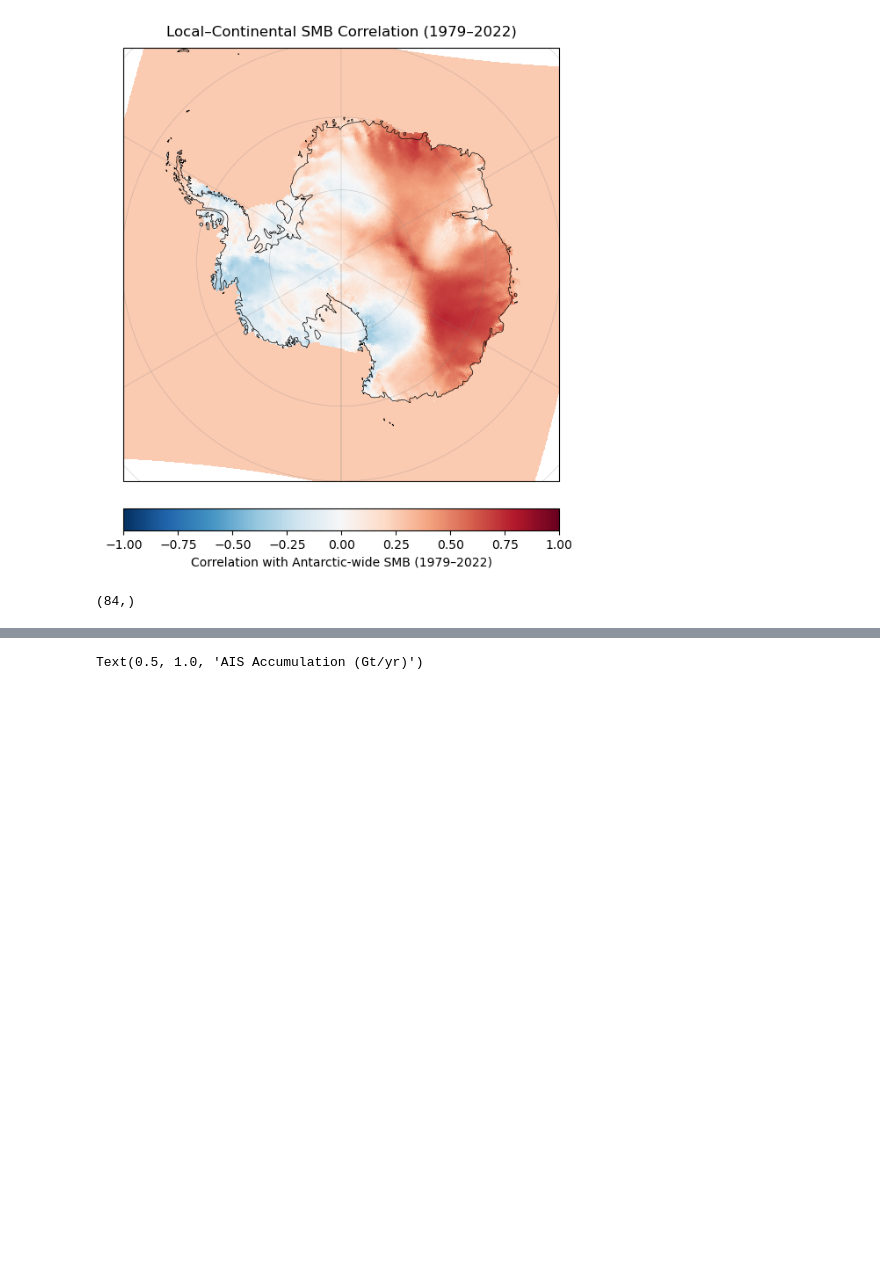
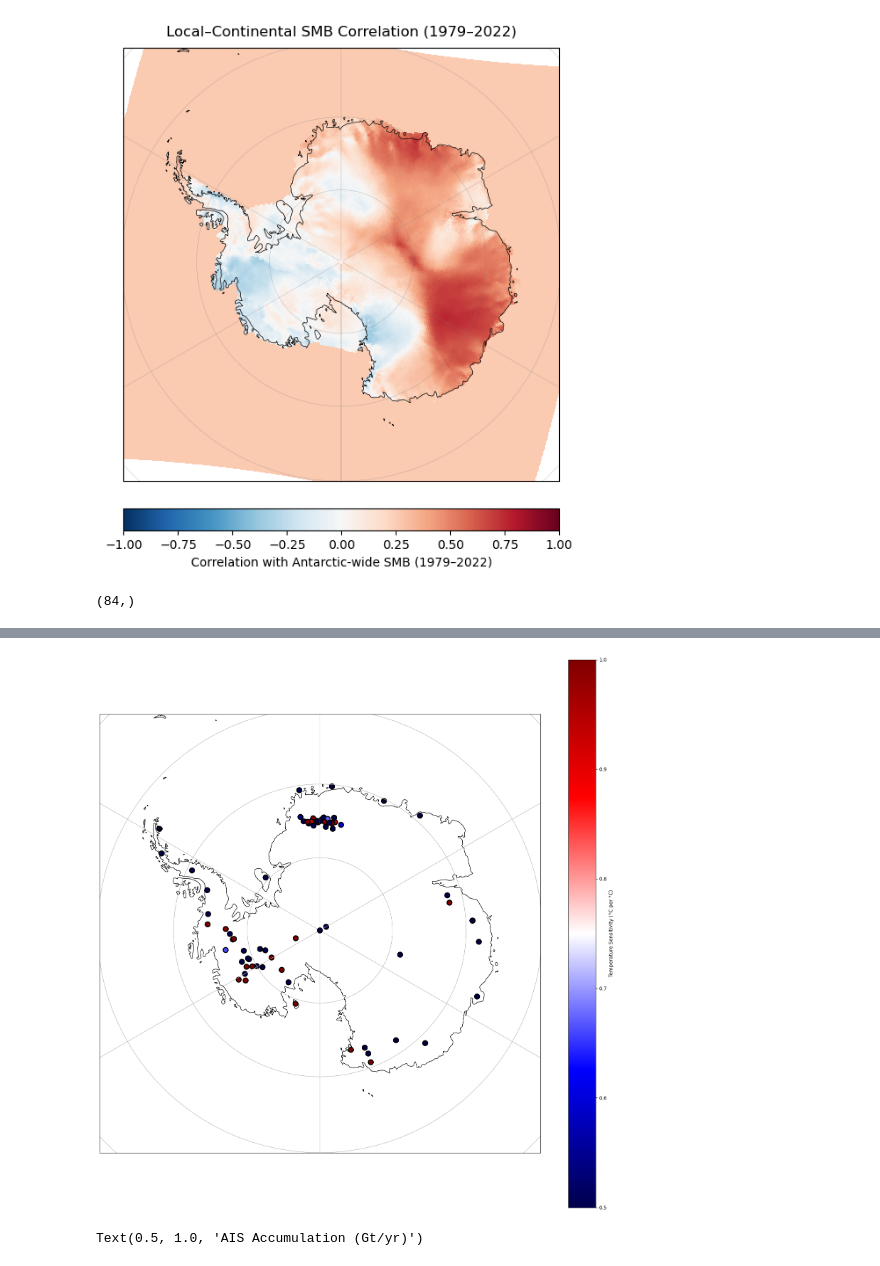
Before and after one commit to advikeswaran/metric-reconstruction, a Jupyter notebook: RACMO_DoubleProxies.ipynb, the cells around one changed output, grey strips where cells are left out. Cells and saved outputs as stored; diff of their text form; code cells hidden in the pictures; blank space fills up the shorter version.

```diff
--- a/RACMO_DoubleProxies.ipynb
+++ b/RACMO_DoubleProxies.ipynb
@@ -443,6 +443,8 @@ waterCoresFull = waterData.iloc[2:, 1:][
 # Convert full accumulation array to float
 accumCoresFull = accumCoresFull.astype(float)
 waterCoresFull = waterCoresFull.astype(float)
+
+accumCoordsInd = prCoords.iloc[:, 2:4].to_numpy()
 # %%
 # Preallocate arrays for core-to-RACMO statistical relationships
 accum_site_corr = np.zeros(len(core_lats))        # correlation at each core site
@@ -681,3 +704,18 @@ for i in range(200):
+# %%
+# Plotting the correlations between ice core accumulation records and ERA5 accumulation metric
+ax = plt.axes(projection=ccrs.SouthPolarStereo())
+ax.set_extent([-180, 180, -90, -60], ccrs.PlateCarree())
+ax.gridlines()
+
+plt.rcParams['figure.figsize'] = [20, 20]
+
+
+ax.coastlines()
+plt.scatter(accumCoordsInd[:, 1], accumCoordsInd[:, 0], c=temp_site_slope, s=100, linewidth=2, edgecolors='black', vmin=0.5, vmax=1.0, alpha=1, cmap=plt.cm.seismic, zorder=1, transform=ccrs.PlateCarree())
+plt.colorbar(label='Temperature Sensitivity (°C per °C)', orientation='vertical', pad=0.05)
+plt.show()
+# %% [output]
+[figure, added]
 # %%
 fullYears = np.arange(1801, 2001)
 plt.plot(fullYears, ais_posterior_means, label='Posterior Mean')
```
Also changed, not shown: parts of 3 cells of this notebook, 1 other file.
